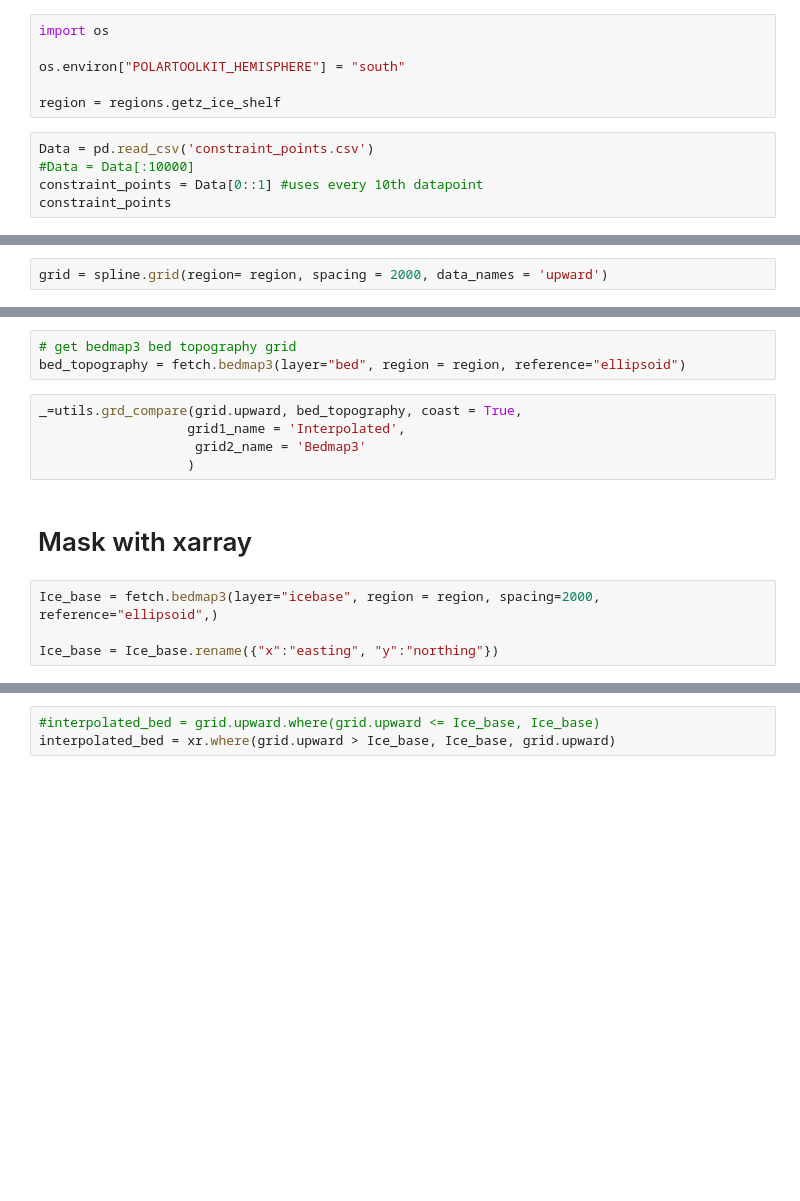
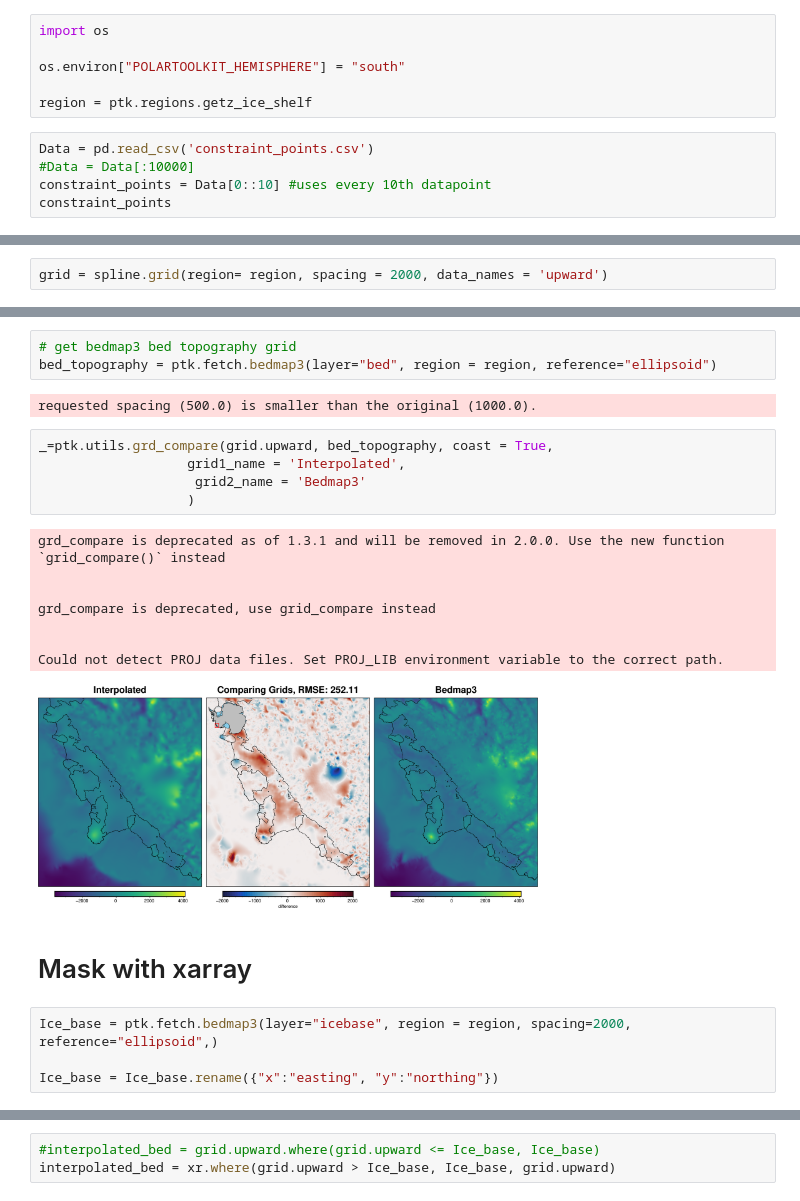
Before and after one commit to ChrtistianHase/Semesterproject_2025, a Jupyter notebook: topography_interpolation.ipynb, the cells around one changed output, grey strips where cells are left out. Saved outputs shown, nothing was run; the diff lists cells and outputs as text; blank space fills up the shorter version.

Commit message:
topography_interpolation.ipynb cleaned up

```diff
--- a/topography_interpolation.ipynb
+++ b/topography_interpolation.ipynb
@@ -17,9 +35,9 @@ import os
 
 os.environ["POLARTOOLKIT_HEMISPHERE"] = "south"
 
-region = regions.getz_ice_shelf
+region = ptk.regions.getz_ice_shelf
 # %%
 Data = pd.read_csv('constraint_points.csv')
 #Data = Data[:10000]
-constraint_points = Data[0::1] #uses every 10th datapoint
+constraint_points = Data[0::10] #uses every 10th datapoint
 constraint_points
@@ -47,15 +97,26 @@ grid = spline.grid(region= region, spacing = 2000, data_names = 'upward')
 # %%
 # get bedmap3 bed topography grid
-bed_topography = fetch.bedmap3(layer="bed", region = region, reference="ellipsoid")
+bed_topography = ptk.fetch.bedmap3(layer="bed", region = region, reference="ellipsoid")
+# %% [output]
+requested spacing (500.0) is smaller than the original (1000.0).
 # %%
-_=utils.grd_compare(grid.upward, bed_topography, coast = True,
+_=ptk.utils.grd_compare(grid.upward, bed_topography, coast = True,
                    grid1_name = 'Interpolated',
                     grid2_name = 'Bedmap3'
                    )
+# %% [output]
+grd_compare is deprecated as of 1.3.1 and will be removed in 2.0.0. Use the new function `grid_compare()` instead
+
+
+grd_compare is deprecated, use grid_compare instead
+
+
+Could not detect PROJ data files. Set PROJ_LIB environment variable to the correct path.
+[figure, added]
 # %% [markdown]
 # Mask with xarray
 # %%
-Ice_base = fetch.bedmap3(layer="icebase", region = region, spacing=2000, reference="ellipsoid",)
+Ice_base = ptk.fetch.bedmap3(layer="icebase", region = region, spacing=2000, reference="ellipsoid",)
 
 Ice_base = Ice_base.rename({"x":"easting", "y":"northing"})
 # %%
```
Also changed, not shown: parts of 11 cells of this notebook, 3 other files.
